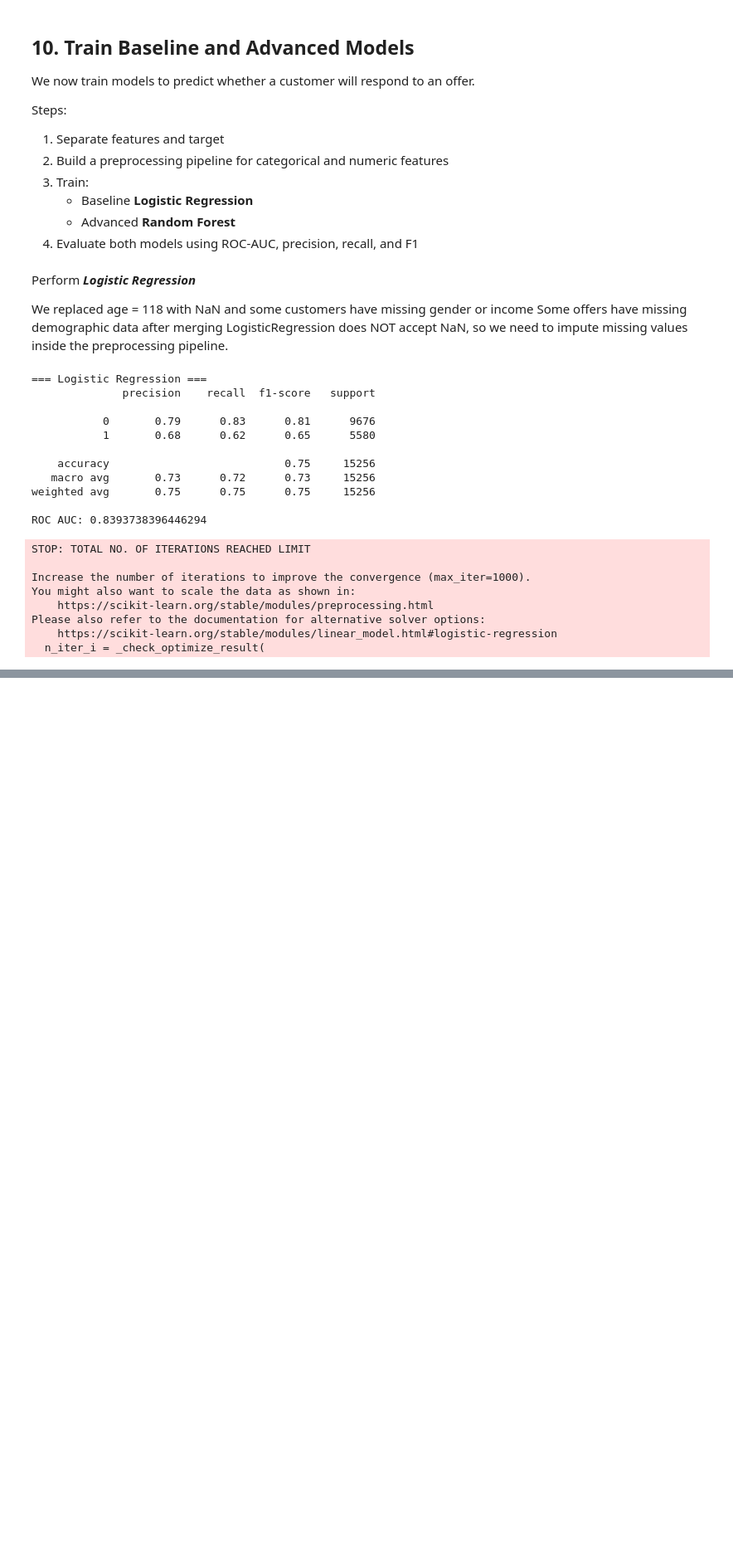
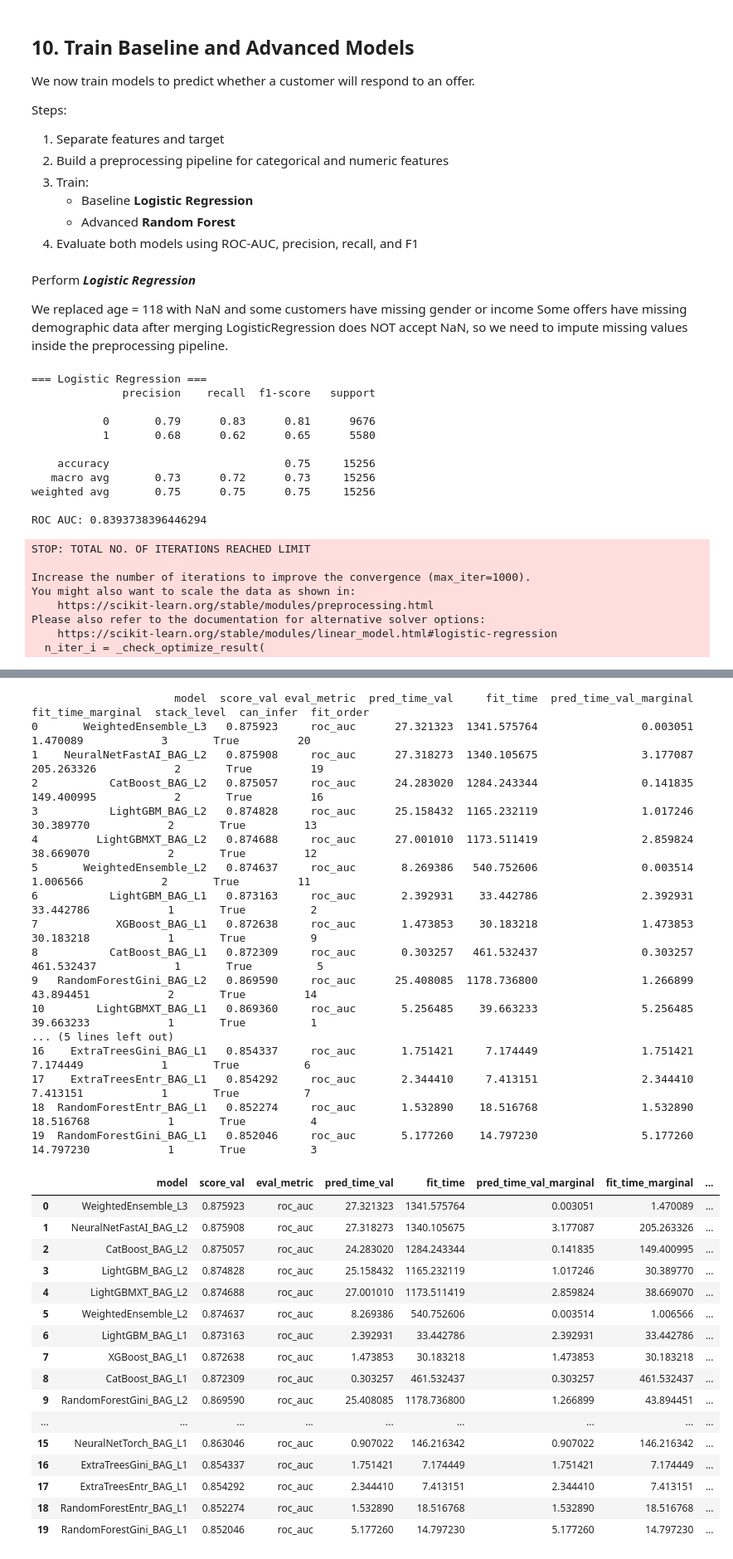
Before and after one commit to shilpamadini/starbucks-promo-response-prediction, a Jupyter notebook: starbucks_promo_response.ipynb, the cells around one changed output, grey strips where cells are left out. Shown at 83% size. Saved outputs shown, nothing was run; the diff lists cells and outputs as text; code cells hidden in the pictures; blank space fills up the shorter version.

Commit message:
selected autogluon best model

```diff
--- a/starbucks_promo_response.ipynb
+++ b/starbucks_promo_response.ipynb
@@ -788,0 +898,27 @@ Please also refer to the documentation for alternative solver options:
+# %%
+# run this cell if you have to comeback to jupyter lab
+from io import StringIO
+
+bucket = "sagemaker-us-east-1-135432667076"
+prefix = "starbucks/data"
+
+s3 = boto3.client("s3")
+
+def load_csv_from_s3(key):
+    obj = s3.get_object(Bucket=bucket, Key=key)
+    return pd.read_csv(StringIO(obj["Body"].read().decode("utf-8")))
+
+train_df = load_csv_from_s3(f"{prefix}/train.csv")
+val_df   = load_csv_from_s3(f"{prefix}/val.csv")
+test_df  = load_csv_from_s3(f"{prefix}/test.csv")
+# %%
+from autogluon.tabular import TabularPredictor
+
+label = "responded"
+
+# AutoGluon expects the label column to be present in the DataFrame
+train_ag = train_df[feature_cols + [label]].copy()
+val_ag   = val_df[feature_cols + [label]].copy()
+test_ag  = test_df[feature_cols + [label]].copy()
+
+train_ag.head()
@@ -788,0 +943,15 @@ Please also refer to the documentation for alternative solver options:
+# %%
+save_path = "AutogluonModels/starbucks_response"
+
+predictor = TabularPredictor(
+    label=label,
+    problem_type="binary",
+    eval_metric="roc_auc",
+    path=save_path
+).fit(
+    train_data=train_ag,
+    tuning_data=val_ag,      # held-out validation set
+    time_limit=1800,         # 30 minutes (adjust if needed)
+    presets="best_quality",  # strongest models + ensembling
+    use_bag_holdout=True     # required when combining bagging + tuning_data
+)
@@ -788,0 +981,38 @@ Please also refer to the documentation for alternative solver options:
+# %%
+leaderboard = predictor.leaderboard(silent=False)
+leaderboard
+# %% [output]
+                      model  score_val eval_metric  pred_time_val     fit_time  pred_time_val_marginal  fit_time_marginal  stack_level  can_infer  fit_order
+0       WeightedEnsemble_L3   0.875923     roc_auc      27.321323  1341.575764                0.003051           1.470089            3       True         20
+1    NeuralNetFastAI_BAG_L2   0.875908     roc_auc      27.318273  1340.105675                3.177087         205.263326            2       True         19
+2           CatBoost_BAG_L2   0.875057     roc_auc      24.283020  1284.243344                0.141835         149.400995            2       True         16
+3           LightGBM_BAG_L2   0.874828     roc_auc      25.158432  1165.232119                1.017246          30.389770            2       True         13
+4         LightGBMXT_BAG_L2   0.874688     roc_auc      27.001010  1173.511419                2.859824          38.669070            2       True         12
+5       WeightedEnsemble_L2   0.874637     roc_auc       8.269386   540.752606                0.003514           1.006566            2       True         11
+6           LightGBM_BAG_L1   0.873163     roc_auc       2.392931    33.442786                2.392931          33.442786            1       True          2
+7            XGBoost_BAG_L1   0.872638     roc_auc       1.473853    30.183218                1.473853          30.183218            1       True          9
+8           CatBoost_BAG_L1   0.872309     roc_auc       0.303257   461.532437                0.303257         461.532437            1       True          5
+9   RandomForestGini_BAG_L2   0.869590     roc_auc      25.408085  1178.736800                1.266899          43.894451            2       True         14
+10        LightGBMXT_BAG_L1   0.869360     roc_auc       5.256485    39.663233                5.256485          39.663233            1       True          1
+... (5 lines left out)
+16    ExtraTreesGini_BAG_L1   0.854337     roc_auc       1.751421     7.174449                1.751421           7.174449            1       True          6
+17    ExtraTreesEntr_BAG_L1   0.854292     roc_auc       2.344410     7.413151                2.344410           7.413151            1       True          7
+18  RandomForestEntr_BAG_L1   0.852274     roc_auc       1.532890    18.516768                1.532890          18.516768            1       True          4
+19  RandomForestGini_BAG_L1   0.852046     roc_auc       5.177260    14.797230                5.177260          14.797230            1       True          3
+|  | model | score_val | eval_metric | pred_time_val | fit_time | pred_time_val_marginal | fit_time_marginal | ... |
+| 0 | WeightedEnsemble_L3 | 0.875923 | roc_auc | 27.321323 | 1341.575764 | 0.003051 | 1.470089 | ... |
+| 1 | NeuralNetFastAI_BAG_L2 | 0.875908 | roc_auc | 27.318273 | 1340.105675 | 3.177087 | 205.263326 | ... |
+| 2 | CatBoost_BAG_L2 | 0.875057 | roc_auc | 24.283020 | 1284.243344 | 0.141835 | 149.400995 | ... |
+| 3 | LightGBM_BAG_L2 | 0.874828 | roc_auc | 25.158432 | 1165.232119 | 1.017246 | 30.389770 | ... |
+| 4 | LightGBMXT_BAG_L2 | 0.874688 | roc_auc | 27.001010 | 1173.511419 | 2.859824 | 38.669070 | ... |
+| 5 | WeightedEnsemble_L2 | 0.874637 | roc_auc | 8.269386 | 540.752606 | 0.003514 | 1.006566 | ... |
+| 6 | LightGBM_BAG_L1 | 0.873163 | roc_auc | 2.392931 | 33.442786 | 2.392931 | 33.442786 | ... |
+| 7 | XGBoost_BAG_L1 | 0.872638 | roc_auc | 1.473853 | 30.183218 | 1.473853 | 30.183218 | ... |
+| 8 | CatBoost_BAG_L1 | 0.872309 | roc_auc | 0.303257 | 461.532437 | 0.303257 | 461.532437 | ... |
+| 9 | RandomForestGini_BAG_L2 | 0.869590 | roc_auc | 25.408085 | 1178.736800 | 1.266899 | 43.894451 | ... |
+| ... | ... | ... | ... | ... | ... | ... | ... | ... |
+| 15 | NeuralNetTorch_BAG_L1 | 0.863046 | roc_auc | 0.907022 | 146.216342 | 0.907022 | 146.216342 | ... |
+| 16 | ExtraTreesGini_BAG_L1 | 0.854337 | roc_auc | 1.751421 | 7.174449 | 1.751421 | 7.174449 | ... |
+| 17 | ExtraTreesEntr_BAG_L1 | 0.854292 | roc_auc | 2.344410 | 7.413151 | 2.344410 | 7.413151 | ... |
+| 18 | RandomForestEntr_BAG_L1 | 0.852274 | roc_auc | 1.532890 | 18.516768 | 1.532890 | 18.516768 | ... |
+| 19 | RandomForestGini_BAG_L1 | 0.852046 | roc_auc | 5.177260 | 14.797230 | 5.177260 | 14.797230 | ... |
```
Also changed, not shown: parts of 22 cells of this notebook.
